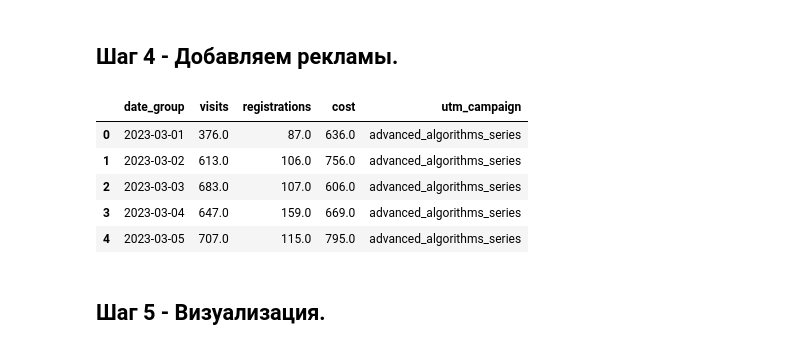
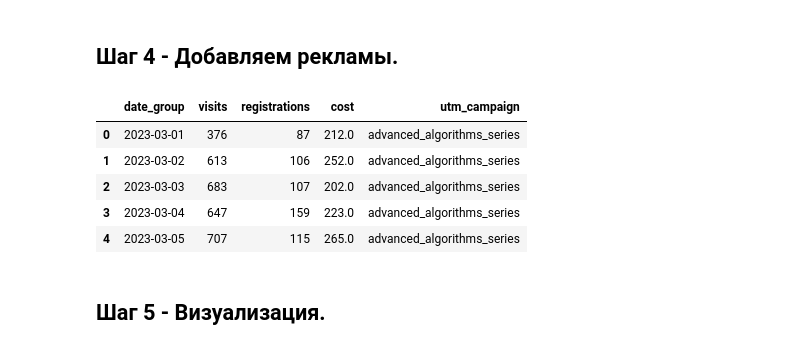
Before and after one commit to Maxim00se/data-analytics-project-100, a Jupyter notebook: data_analysis_notebook.ipynb, the cells around one changed output. Cells and saved outputs as stored; diff of their text form; code cells hidden in the pictures.

```diff
--- a/data_analysis_notebook.ipynb
+++ b/data_analysis_notebook.ipynb
@@ -123,40 +123,40 @@ conversion.head()
 # %% [markdown]
 ## Шаг 4 - Добавляем рекламы.
 # %%
+# Приведение формата даты в ads_campaign
 ads_campaign = pd.read_csv('../ads.csv')
+ads_campaign['date'] = pd.to_datetime(ads_campaign['date']).dt.date
 
-# Приводим дату к формату YYYY-MMM-DD
-ads_campaign = ads_campaign.sort_values(by='date')
-ads_campaign['date'] = pd.to_datetime(ads_campaign['date']).dt.strftime('%Y-%m-%d')
-ads_campaign = ads_campaign.rename(columns={'date': 'date_group'})
+# Группировка и агрегация по дате
+ads_cost = ads_campaign.groupby(['date', 'utm_campaign']).agg(cost=('cost', 'sum')).reset_index()
+ads_cost.rename(columns={'date': 'date_group'}, inplace=True)
 
-# Агрегируем данные по дате и кампании
-ads_cost = ads_campaign.groupby(['date_group', 'utm_campaign'])['cost'].sum().reset_index()
+# Приведение даты в conversion
+conversion['date_group'] = pd.to_datetime(conversion['date_group']).dt.date
 
-# Соединяем датафреймы по столбцу date_group
-ads_merge = pd.merge(conversion, ads_cost, how='outer', on='date_group')
-ads_merge = ads_merge.apply(lambda x: x.fillna(0) if x.name != 'utm_campaign' else x)
+# Объединение датафреймов
+ads_merge = pd.merge(conversion.groupby('date_group').agg(
+        visits=('visits', 'sum'),
+        registrations=('registrations', 'sum')).reset_index(),
+    ads_cost,
+    how='left',
+    on='date_group')
+
+# Заполнение пропусков
+ads_merge['utm_campaign'] = ads_merge['utm_campaign'].fillna('none')
+ads_merge['cost'] = ads_merge['cost'].fillna(0)
 
 # Итоговый датафрейм
 ads = ads_merge[['date_group', 'visits', 'registrations', 'cost', 'utm_campaign']]
 
-# Группировка и суммирование значений
-ads = ads.groupby(['date_group', 'utm_campaign']).sum().reset_index()
-
-# Изменение порядка столбцов
-ads = ads[['date_group', 'visits', 'registrations', 'cost', 'utm_campaign']]
-
-# Сохраняем датафрейм в формате JSON
-ads.to_json('./ads.json')
-
 ads.head()
 # %% [output]
 |  | date_group | visits | registrations | cost | utm_campaign |
-| 0 | 2023-03-01 | 376.0 | 87.0 | 636.0 | advanced_algorithms_series |
-| 1 | 2023-03-02 | 613.0 | 106.0 | 756.0 | advanced_algorithms_series |
-| 2 | 2023-03-03 | 683.0 | 107.0 | 606.0 | advanced_algorithms_series |
-| 3 | 2023-03-04 | 647.0 | 159.0 | 669.0 | advanced_algorithms_series |
-| 4 | 2023-03-05 | 707.0 | 115.0 | 795.0 | advanced_algorithms_series |
+| 0 | 2023-03-01 | 376 | 87 | 212.0 | advanced_algorithms_series |
+| 1 | 2023-03-02 | 613 | 106 | 252.0 | advanced_algorithms_series |
+| 2 | 2023-03-03 | 683 | 107 | 202.0 | advanced_algorithms_series |
+| 3 | 2023-03-04 | 647 | 159 | 223.0 | advanced_algorithms_series |
+| 4 | 2023-03-05 | 707 | 115 | 265.0 | advanced_algorithms_series |
 # %% [markdown]
 ## Шаг 5 - Визуализация.
 # %% [markdown]
```
Also changed, not shown: parts of 8 cells of this notebook, 6 other files.
